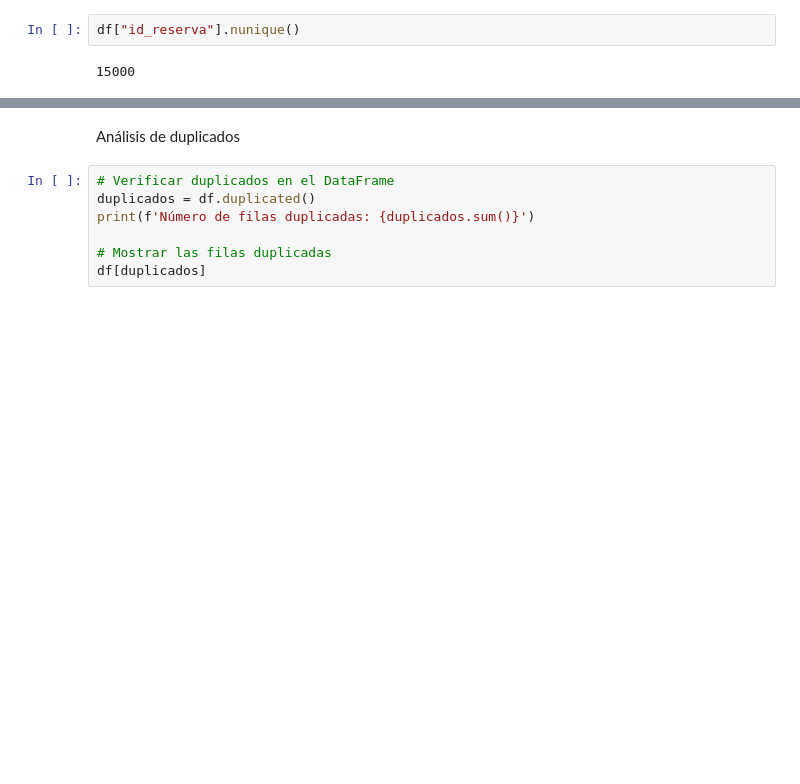
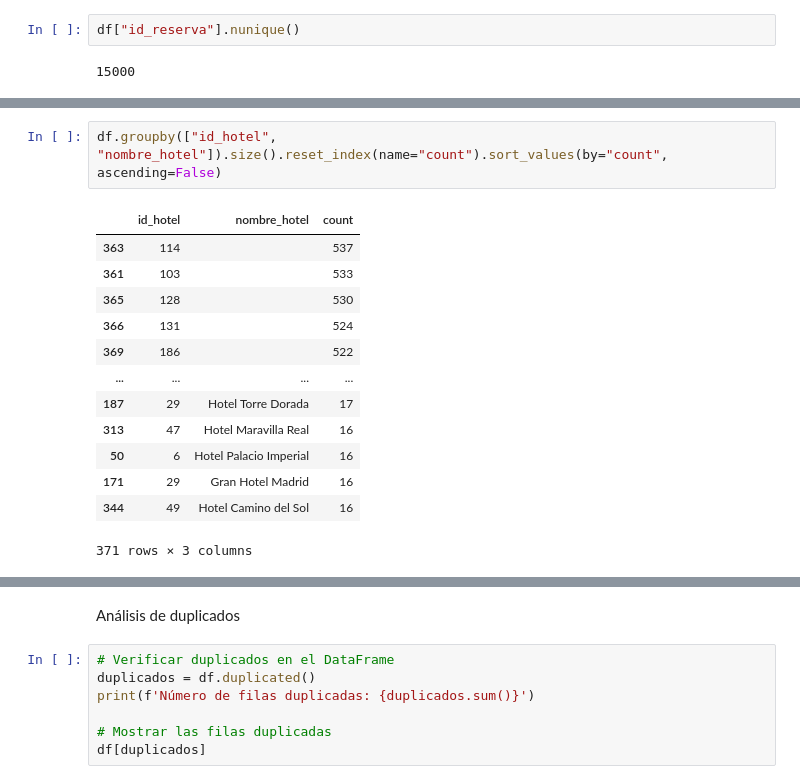
Before and after one commit to marta-ba/ETL_IBIShotels, a Jupyter notebook: jupyters/eda.ipynb, the cells around one changed output, grey strips where cells are left out. Drawn from its saved outputs; the diff is of its cells as text; blank space fills up the shorter version.

```diff
--- a/jupyters/eda.ipynb
+++ b/jupyters/eda.ipynb
@@ -276,0 +274,16 @@ Length: 15098, dtype: float64
+# %%
+df.groupby(["id_hotel", "nombre_hotel"]).size().reset_index(name="count").sort_values(by="count", ascending=False)
+# %% [output]
+|  | id_hotel | nombre_hotel | count |
+| 363 | 114 |  | 537 |
+| 361 | 103 |  | 533 |
+| 365 | 128 |  | 530 |
+| 366 | 131 |  | 524 |
+| 369 | 186 |  | 522 |
+| ... | ... | ... | ... |
+| 187 | 29 | Hotel Torre Dorada | 17 |
+| 313 | 47 | Hotel Maravilla Real | 16 |
+| 50 | 6 | Hotel Palacio Imperial | 16 |
+| 171 | 29 | Gran Hotel Madrid | 16 |
+| 344 | 49 | Hotel Camino del Sol | 16 |
+371 rows × 3 columns
```
Also changed, not shown: parts of 30 cells of this notebook.
